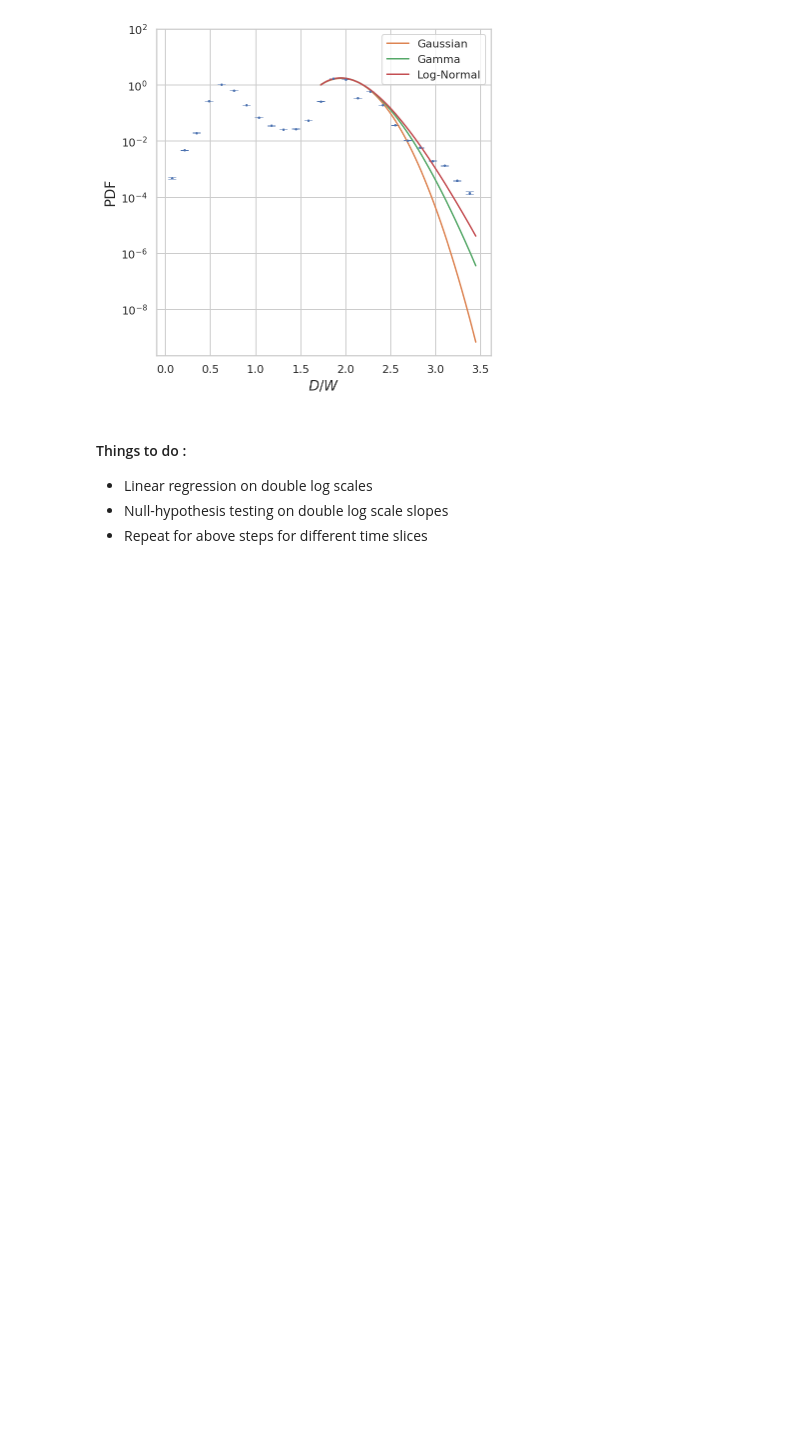
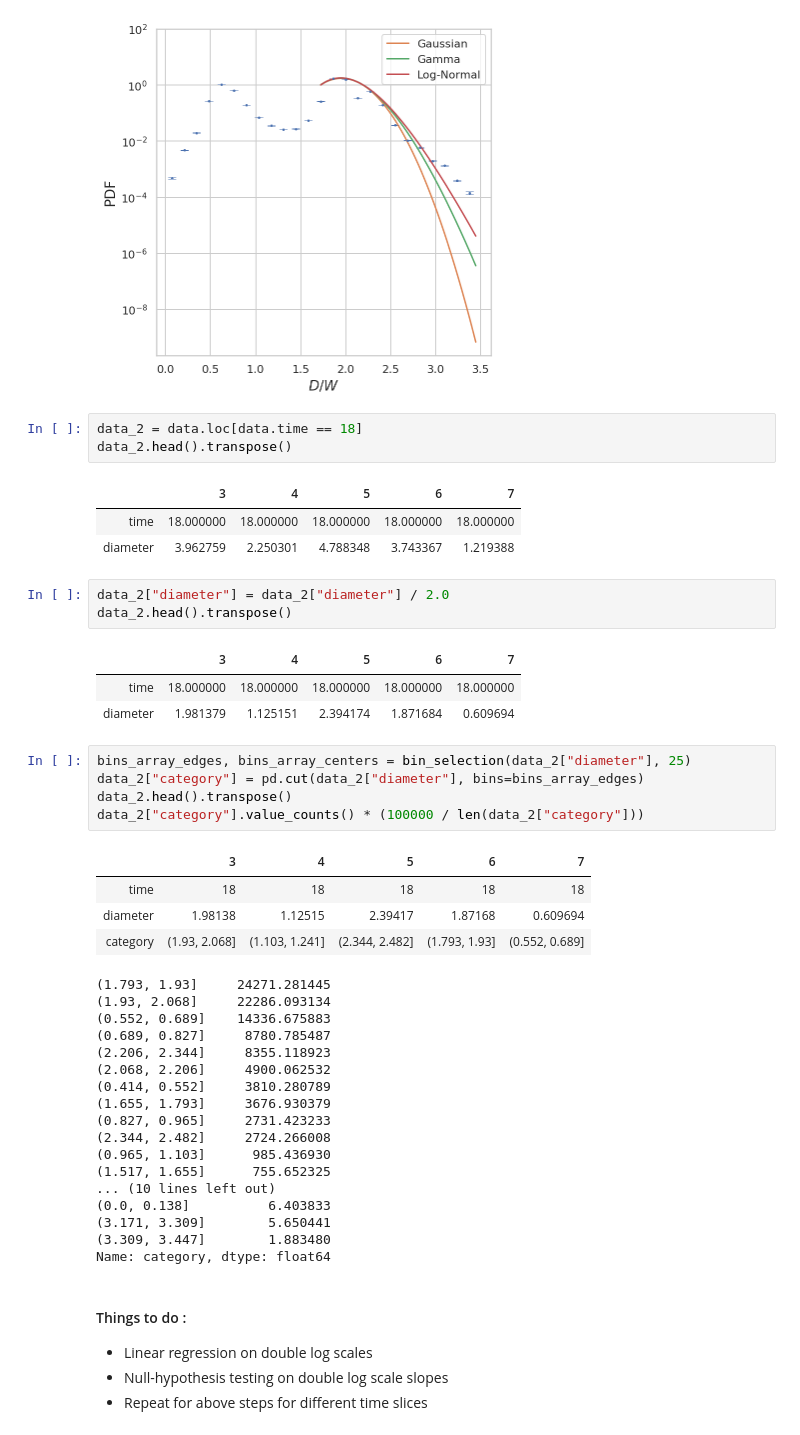
Before and after one commit to palsagar/ligaments_analysis, a Jupyter notebook: error_d1.ipynb, the cells around one changed output. Cells and saved outputs as stored; diff of their text form; blank space fills up the shorter version.

```diff
--- a/error_d1.ipynb
+++ b/error_d1.ipynb
@@ -84,6 +84,47 @@ plt.yscale('log', basey = 10);
 plt.legend();
 # %% [output]
 [figure]
+# %%
+data_2 = data.loc[data.time == 18]
+data_2.head().transpose()
+# %% [output]
+|  | 3 | 4 | 5 | 6 | 7 |
+| time | 18.000000 | 18.000000 | 18.000000 | 18.000000 | 18.000000 |
+| diameter | 3.962759 | 2.250301 | 4.788348 | 3.743367 | 1.219388 |
+# %%
+data_2["diameter"] = data_2["diameter"] / 2.0
+data_2.head().transpose()
+# %% [output]
+|  | 3 | 4 | 5 | 6 | 7 |
+| time | 18.000000 | 18.000000 | 18.000000 | 18.000000 | 18.000000 |
+| diameter | 1.981379 | 1.125151 | 2.394174 | 1.871684 | 0.609694 |
+# %%
+bins_array_edges, bins_array_centers = bin_selection(data_2["diameter"], 25)
+data_2["category"] = pd.cut(data_2["diameter"], bins=bins_array_edges)
+data_2.head().transpose()
+data_2["category"].value_counts() * (100000 / len(data_2["category"]))
+# %% [output]
+|  | 3 | 4 | 5 | 6 | 7 |
+| time | 18 | 18 | 18 | 18 | 18 |
+| diameter | 1.98138 | 1.12515 | 2.39417 | 1.87168 | 0.609694 |
+| category | (1.93, 2.068] | (1.103, 1.241] | (2.344, 2.482] | (1.793, 1.93] | (0.552, 0.689] |
+(1.793, 1.93]     24271.281445
+(1.93, 2.068]     22286.093134
+(0.552, 0.689]    14336.675883
+(0.689, 0.827]     8780.785487
+(2.206, 2.344]     8355.118923
+(2.068, 2.206]     4900.062532
+(0.414, 0.552]     3810.280789
+(1.655, 1.793]     3676.930379
+(0.827, 0.965]     2731.423233
+(2.344, 2.482]     2724.266008
+(0.965, 1.103]      985.436930
+(1.517, 1.655]      755.652325
+... (10 lines left out)
+(0.0, 0.138]          6.403833
+(3.171, 3.309]        5.650441
+(3.309, 3.447]        1.883480
+Name: category, dtype: float64
 # %% [markdown]
 #### Things to do :
 - Linear regression on double log scales
```
